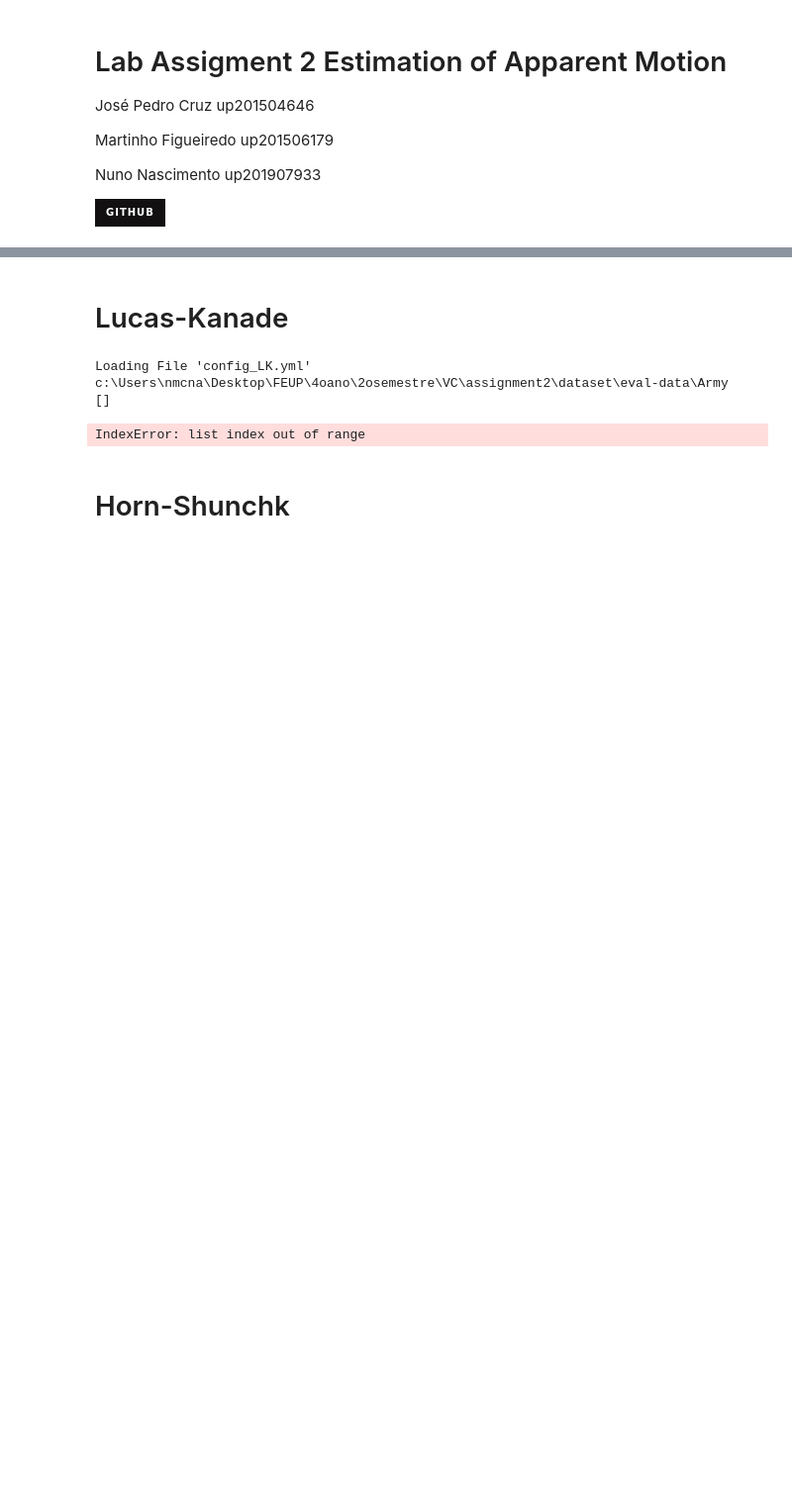
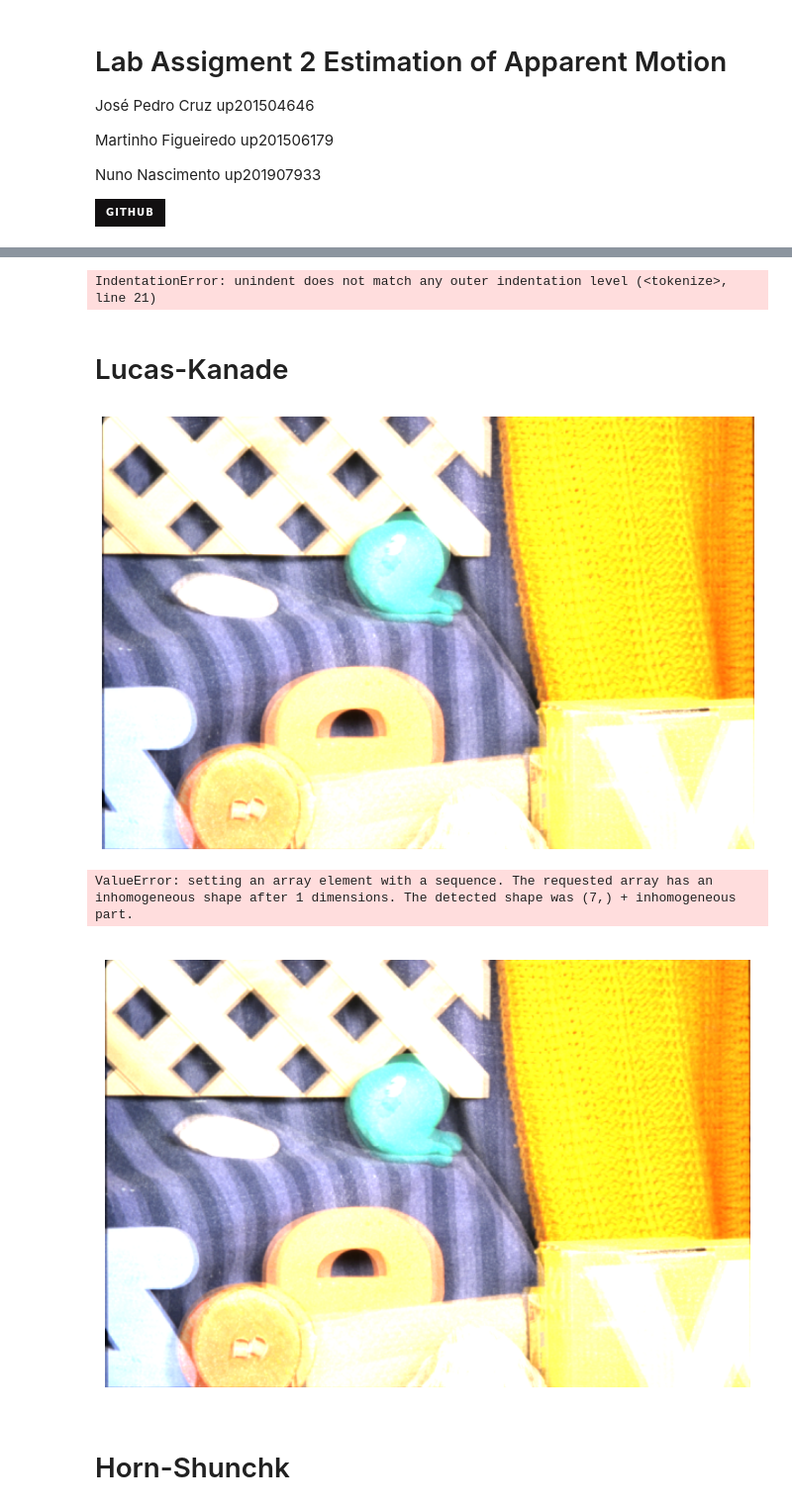
Before and after one commit to martinhofigueiredo/VC, a Jupyter notebook: assignment2/assignment2.ipynb, the cells around one changed output, grey strips where cells are left out. Shown at 99% size. Cells and saved outputs as stored; diff of their text form; code cells hidden in the pictures; badges without logos; blank space fills up the shorter version.

Commit message:
added graphs and organizing

```diff
--- a/assignment2/assignment2.ipynb
+++ b/assignment2/assignment2.ipynb
@@ -51,6 +70,8 @@ import struct
 def load_config(filename):
     with open(filename, 'r') as f:
         config = yaml.load(f, Loader=yaml.FullLoader)
+        config['input_path']= os.getcwd()+config['input_path']
+        print(config)
     return config
 # %%
 # Find all jpgs and pngs in a folder and returns a list of their respective path
@@ -73,7 +95,7 @@ def get_input_frames(input_path):
         frames = [cv2.imread(frame_path) for frame_path in frame_paths]
     else :
         if input_path.endswith('.mp4'):
-            cap = cv2.VideoCapture(input_path)
+            cap = cv2.VideoCapture(total_path)
             frames = []
             while True:
                 ret, frame = cap.read()
@@ -92,12 +107,23 @@ def write_flow(filename, flow):
 # %%
+def write_flow(filename, flow):
+    height, width = flow.shape[:2]
+    with open(filename, 'wb') as f:
+        f.write(struct.pack('f', width))
+        f.write(struct.pack('f', height))
+        f.write(flow.astype(np.float32).tobytes())
+
 def read_flow(filename):
-    with open(filename, 'rb') as f:
-        width = struct.unpack('f', f.read(4))[0]
-        height = struct.unpack('f', f.read(4))[0]
-        flow_bytes = f.read()
-
-    flow = np.frombuffer(flow_bytes, np.float32)
-    flow = flow.reshape(int(height), int(width), 2)
+     with open(filename, 'rb') as f:
+            magic = np.fromfile(f, np.float32, count=1)
+            if 202021.25 != magic:
+                print('Magic number incorrect. Invalid .flo file')
+            else:
+                w = np.fromfile(f, np.int32, count=1)[0]
+                h = np.fromfile(f, np.int32, count=1)[0]
+                print('Reading %d x %d flo file' % (w, h))
+                data = np.fromfile(f, np.float32, count=2*w*h)
+                # Reshape data into 3D array (columns, rows, bands)
+                flow = np.resize(data, (h, w, 2))
 
     return flow
 
@@ -119,6 +145,8 @@ def compare_flow_files(file_gt, file_est):
     error_angular = compute_angular_error(flow_gt, flow_est)
 
     return error_endpoint, error_angular
+# %% [output]
+IndentationError: unindent does not match any outer indentation level (<tokenize>, line 21)
 # %% [markdown]
 # Lucas-Kanade
 # %%
@@ -126,7 +154,7 @@ print(f"Loading File \'config_LK.yml\'")
 
 config = load_config('config_LK.yml')
 
-input_path = os.getcwd()+config['input_path']
+input_path = config['input_path']
 
 print(input_path)
 frames = get_input_frames(input_path)
@@ -163,37 +191,36 @@ for curr_frame in frames[1:]:
     good_prev_corners = prev_corners[status == 1]
     good_curr_corners = curr_corners[status == 1]
 
     flow = good_curr_corners - good_prev_corners # Calculate optical flow vectores
 
     flow_list.append(flow)
 
     M, _ = cv2.findHomography(good_prev_corners, good_curr_corners, cv2.RANSAC, config['ransac_threshold'])
 
     warped_roi = cv2.warpPerspective(prev_frame, M, (curr_frame.shape[1], curr_frame.shape[0]))
     warped_mask = cv2.warpPerspective(mask, M, (curr_frame.shape[1], curr_frame.shape[0]))
 
     output = curr_frame.copy()
     output[warped_mask != 0] = 0
     output = cv2.add(output, warped_roi)
 
     ax.imshow(cv2.cvtColor(output, cv2.COLOR_BGR2RGB))
     ax.axis('off')
     plt.tight_layout()
     clear_output(wait=True)
     display(fig)
 
     prev_gray = curr_gray.copy()
     prev_corners = good_curr_corners.reshape(-1, 1, 2)
     prev_roi = cv2.boundingRect(prev_corners)
 flow_array = np.array(flow_list)
 
-output_file = 'Optical_flow.flo'
+output_file = 'Optical_flow_LS.flo'
 write_flow(output_file,flow_array)
 cv2.destroyAllWindows()
 # %% [output]
+[figure, added]
-Loading File 'config_LK.yml'
-c:\Users\nmcna\Desktop\FEUP\4oano\2osemestre\VC\assignment2\dataset\eval-data\Army
-[]
+ValueError: setting an array element with a sequence. The requested array has an inhomogeneous shape after 1 dimensions. The detected shape was (7,) + inhomogeneous part.
-IndexError: list index out of range
+[figure, added]
 # %% [markdown]
 # Horn-Shunchk
```
Also changed, not shown: parts of 10 cells of this notebook, 2 other files.
